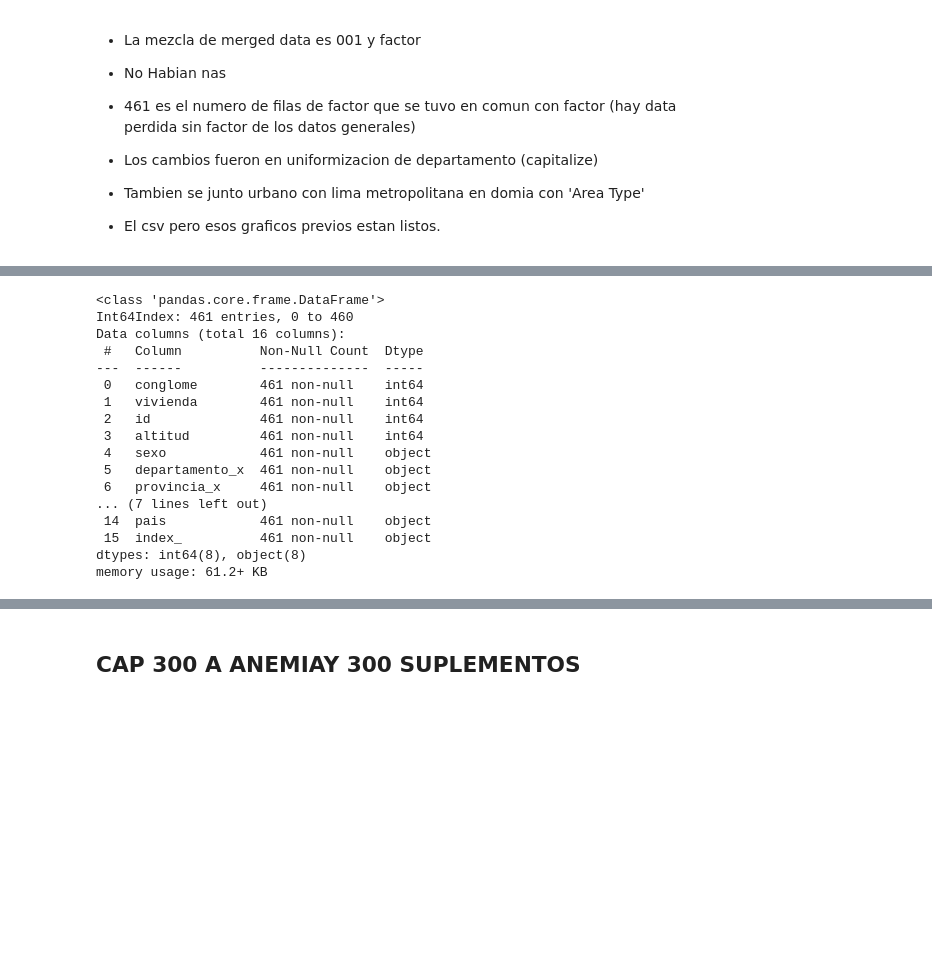
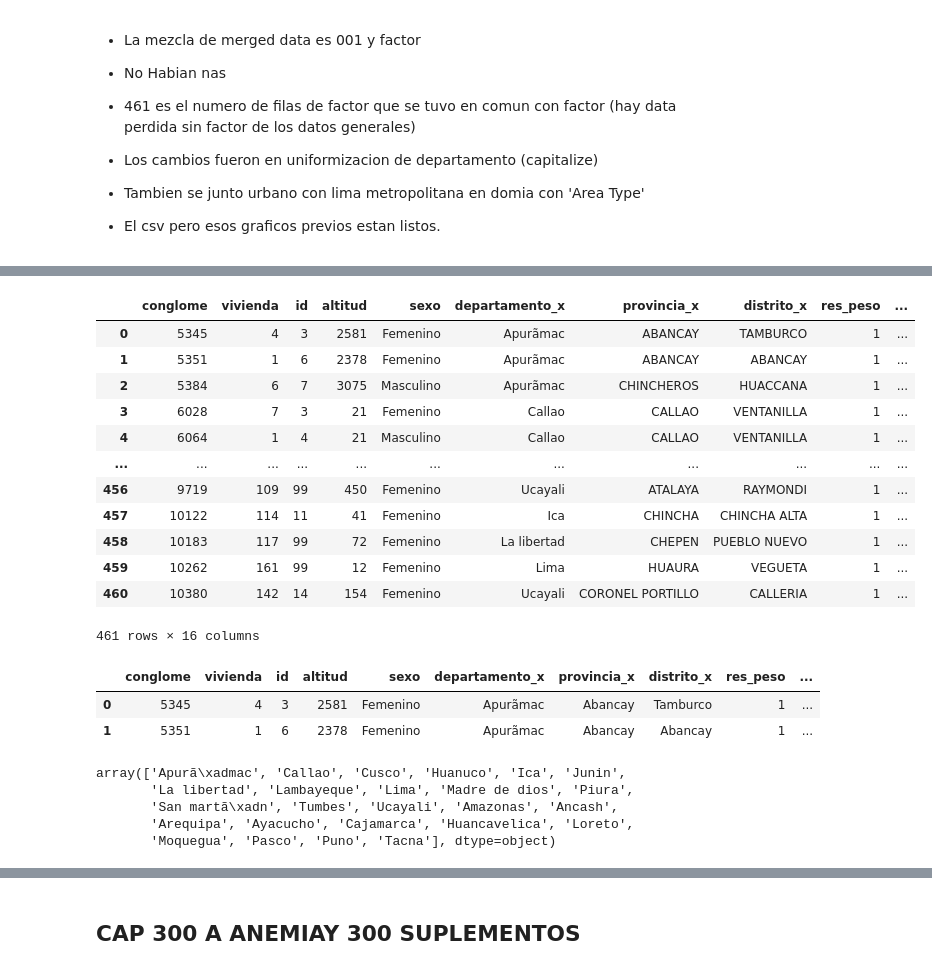
Before and after one commit to camilacod/Final_ACD, a Jupyter notebook: Transform.ipynb, the cells around one changed output, grey strips where cells are left out. Cells and saved outputs as stored; diff of their text form; code cells hidden in the pictures; blank space fills up the shorter version.

```diff
--- a/Transform.ipynb
+++ b/Transform.ipynb
@@ -343,22 +343,18 @@ memory usage: 61.2+ KB
 # %%
 merged_data.sexo = merged_data.sexo.replace({1: 'Masculino', 2: 'Femenino'})
 # %%
-merged_data.info()
+merged_data
 # %% [output]
+|  | conglome | vivienda | id | altitud | sexo | departamento_x | provincia_x | distrito_x | res_peso | ... |
+| 0 | 5345 | 4 | 3 | 2581 | Femenino | Apurã­mac | ABANCAY | TAMBURCO | 1 | ... |
+| 1 | 5351 | 1 | 6 | 2378 | Femenino | Apurã­mac | ABANCAY | ABANCAY | 1 | ... |
+| 2 | 5384 | 6 | 7 | 3075 | Masculino | Apurã­mac | CHINCHEROS | HUACCANA | 1 | ... |
+| 3 | 6028 | 7 | 3 | 21 | Femenino | Callao | CALLAO | VENTANILLA | 1 | ... |
+| 4 | 6064 | 1 | 4 | 21 | Masculino | Callao | CALLAO | VENTANILLA | 1 | ... |
+| ... | ... | ... | ... | ... | ... | ... | ... | ... | ... | ... |
+| 456 | 9719 | 109 | 99 | 450 | Femenino | Ucayali | ATALAYA | RAYMONDI | 1 | ... |
+| 457 | 10122 | 114 | 11 | 41 | Femenino | Ica | CHINCHA | CHINCHA ALTA | 1 | ... |
+| 458 | 10183 | 117 | 99 | 72 | Femenino | La libertad | CHEPEN | PUEBLO NUEVO | 1 | ... |
+| 459 | 10262 | 161 | 99 | 12 | Femenino | Lima | HUAURA | VEGUETA | 1 | ... |
+| 460 | 10380 | 142 | 14 | 154 | Femenino | Ucayali | CORONEL PORTILLO | CALLERIA | 1 | ... |
-<class 'pandas.core.frame.DataFrame'>
-Int64Index: 461 entries, 0 to 460
-Data columns (total 16 columns):
- #   Column          Non-Null Count  Dtype
----  ------          --------------  -----
- 0   conglome        461 non-null    int64
- 1   vivienda        461 non-null    int64
- 2   id              461 non-null    int64
- 3   altitud         461 non-null    int64
- 4   sexo            461 non-null    object
- 5   departamento_x  461 non-null    object
- 6   provincia_x     461 non-null    object
-... (7 lines left out)
- 14  pais            461 non-null    object
- 15  index_          461 non-null    object
-dtypes: int64(8), object(8)
-memory usage: 61.2+ KB
+461 rows × 16 columns
@@ -364,0 +365,14 @@ memory usage: 61.2+ KB
+# %%
+merged_data.head(2)
+# %% [output]
+|  | conglome | vivienda | id | altitud | sexo | departamento_x | provincia_x | distrito_x | res_peso | ... |
+| 0 | 5345 | 4 | 3 | 2581 | Femenino | Apurã­mac | Abancay | Tamburco | 1 | ... |
+| 1 | 5351 | 1 | 6 | 2378 | Femenino | Apurã­mac | Abancay | Abancay | 1 | ... |
+# %%
+merged_data.departamento_x.unique()
+# %% [output]
+array(['Apurã\xadmac', 'Callao', 'Cusco', 'Huanuco', 'Ica', 'Junin',
+       'La libertad', 'Lambayeque', 'Lima', 'Madre de dios', 'Piura',
+       'San martã\xadn', 'Tumbes', 'Ucayali', 'Amazonas', 'Ancash',
+       'Arequipa', 'Ayacucho', 'Cajamarca', 'Huancavelica', 'Loreto',
+       'Moquegua', 'Pasco', 'Puno', 'Tacna'], dtype=object)
```
Also changed, not shown: parts of 39 cells of this notebook, 2 other files.
